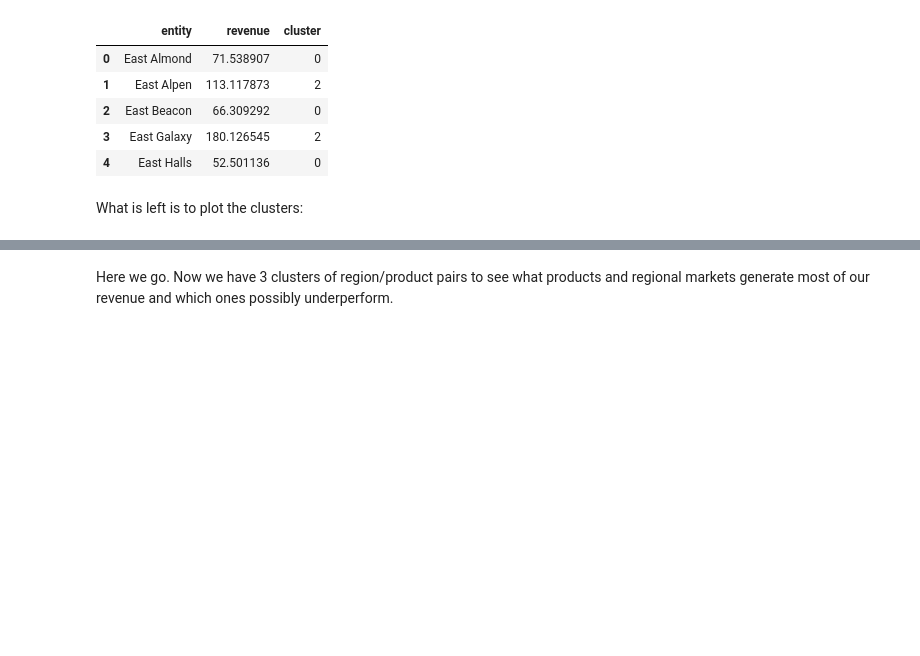
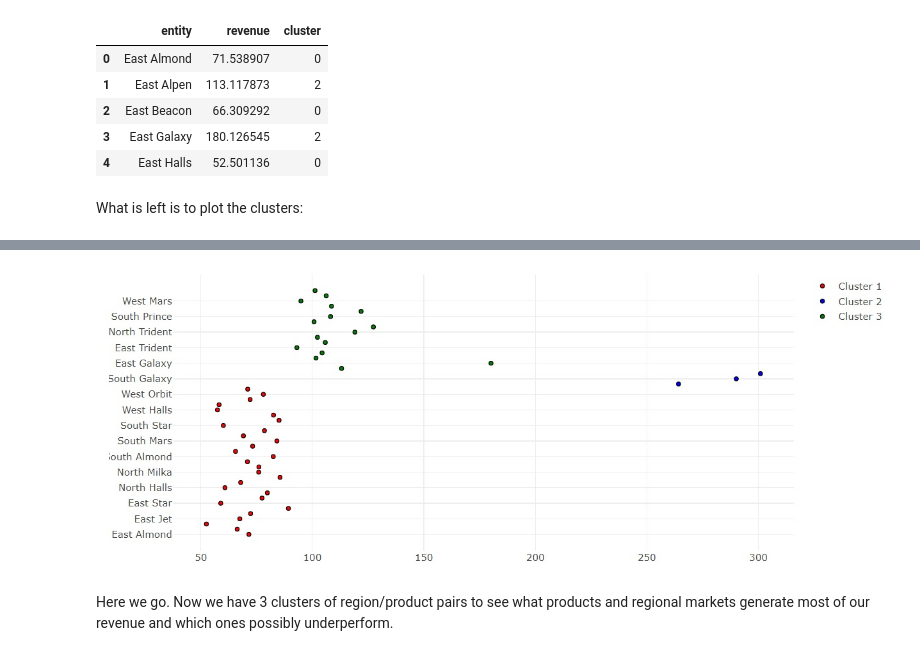
Before and after one commit to JavaMedvedev/Data_portfolio, a Jupyter notebook: Market Segmentation with K-Means Clustering/Market Segmentation with K-Means Clustering.ipynb, the cells around one changed output, grey strips where cells are left out. Drawn from its saved outputs; the diff is of its cells as text; code cells hidden in the pictures; blank space fills up the shorter version.

```diff
--- a/Market Segmentation with K-Means Clustering/Market Segmentation with K-Means Clustering.ipynb
+++ b/Market Segmentation with K-Means Clustering/Market Segmentation with K-Means Clustering.ipynb
@@ -114,5 +114,10 @@ data = [trace0, trace1, trace2]
 iplot(data)
 # %% [output]
 [interactive output not drawn]
+# %%
+from IPython.display import Image
+Image('newplot.jpg', width=850, height=650)
+# %% [output]
+[figure, added]
 # %% [markdown]
 Here we go. Now we have 3 clusters of region/product pairs to see what products and regional markets generate most of our revenue and which ones possibly underperform.
```
Also changed, not shown: parts of 1 cell of this notebook.
